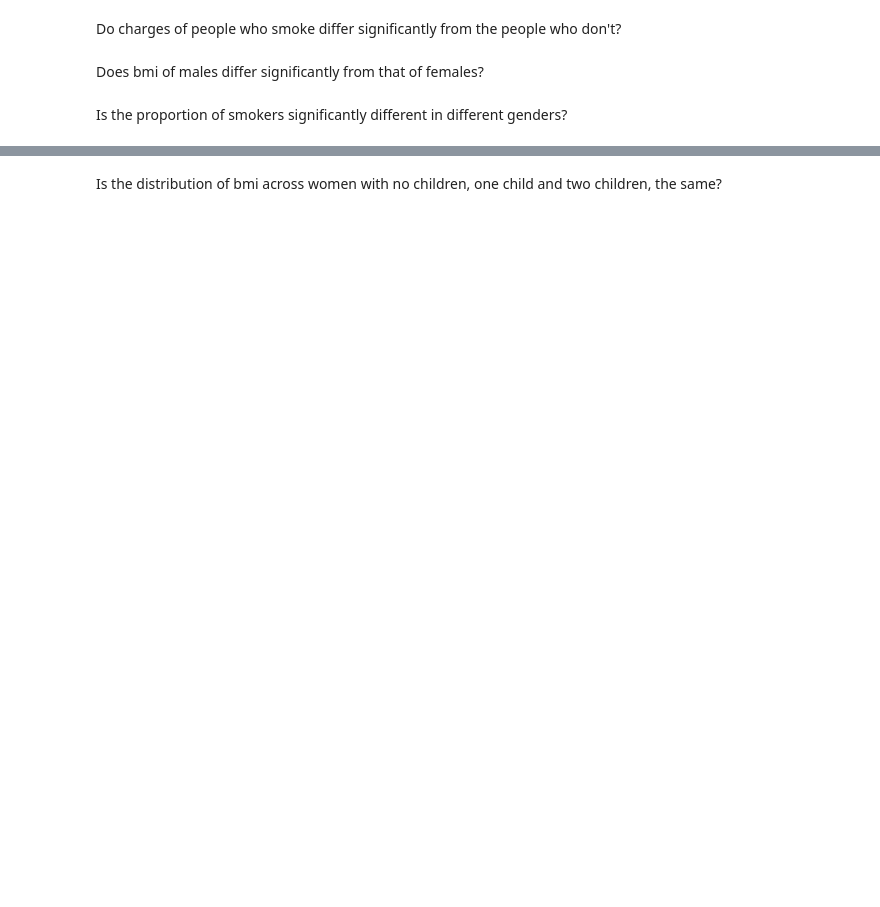
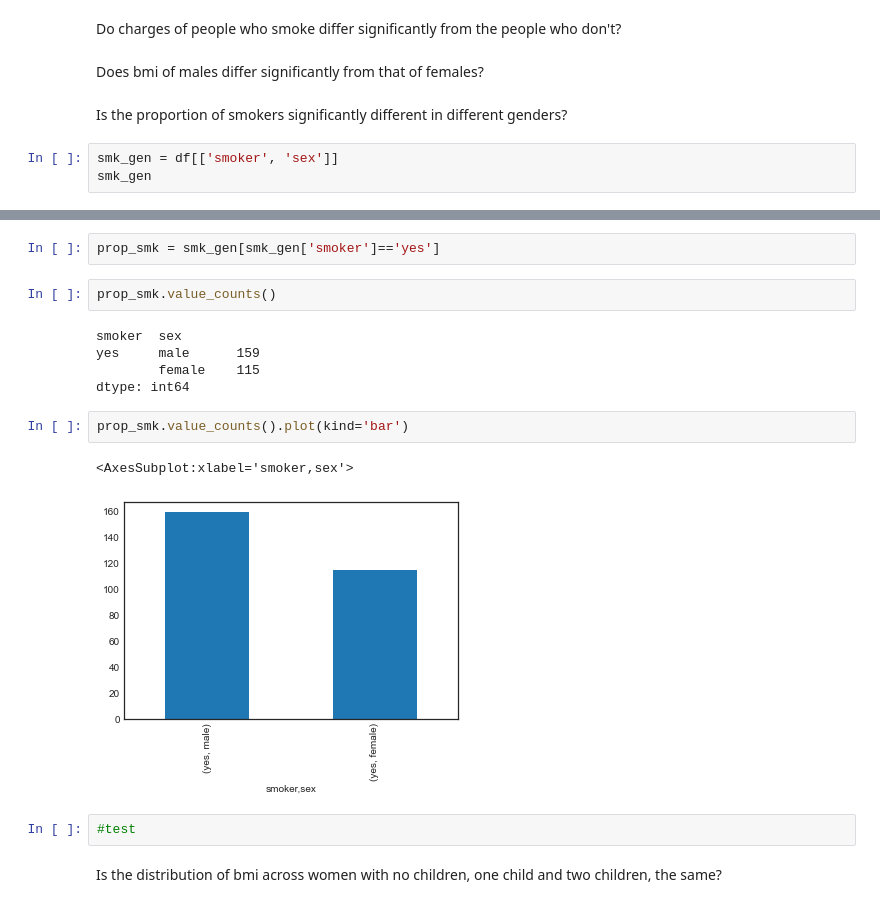
Before and after one commit to RochaErik/Medical-Data, a Jupyter notebook: Medical_data.ipynb, the cells around one changed output, grey strips where cells are left out. Saved outputs shown, nothing was run; the diff lists cells and outputs as text; blank space fills up the shorter version.

```diff
--- a/Medical_data.ipynb
+++ b/Medical_data.ipynb
@@ -252,3 +298,6 @@ Do charges of people who smoke differ significantly from the people who don't?
 Does bmi of males differ significantly from that of females?
 # %% [markdown]
 Is the proportion of smokers significantly different in different genders?
+# %%
+smk_gen = df[['smoker', 'sex']]
+smk_gen
@@ -255,2 +318,18 @@ Is the proportion of smokers significantly different in different genders?
+# %%
+prop_smk = smk_gen[smk_gen['smoker']=='yes']
+# %%
+prop_smk.value_counts()
+# %% [output]
+smoker  sex
+yes     male      159
+        female    115
+dtype: int64
+# %%
+prop_smk.value_counts().plot(kind='bar')
+# %% [output]
+<AxesSubplot:xlabel='smoker,sex'>
+[figure, added]
+# %%
+#test
 # %% [markdown]
 Is the distribution of bmi across women with no children, one child and two children, the same?
```
Also changed, not shown: parts of 8 cells of this notebook.
